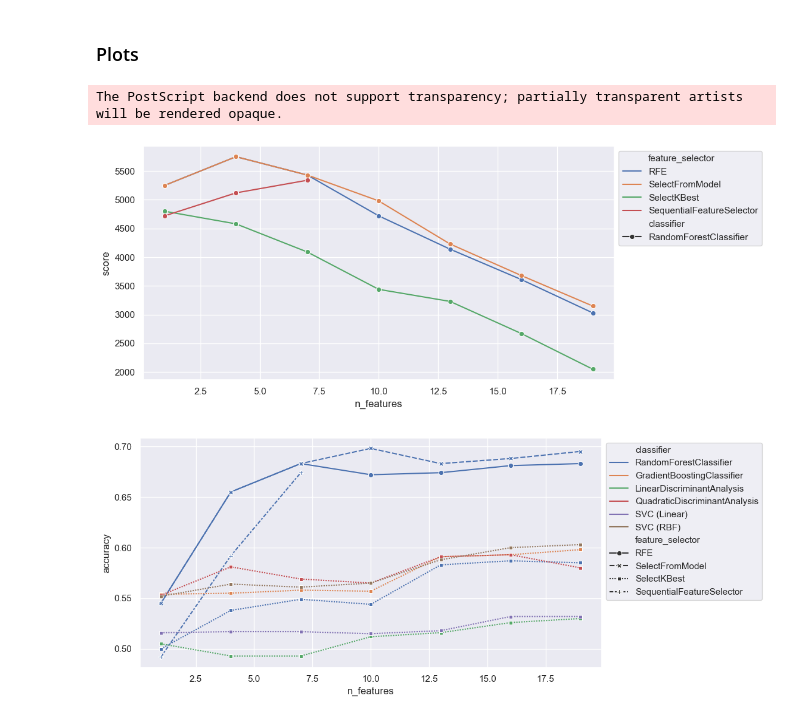
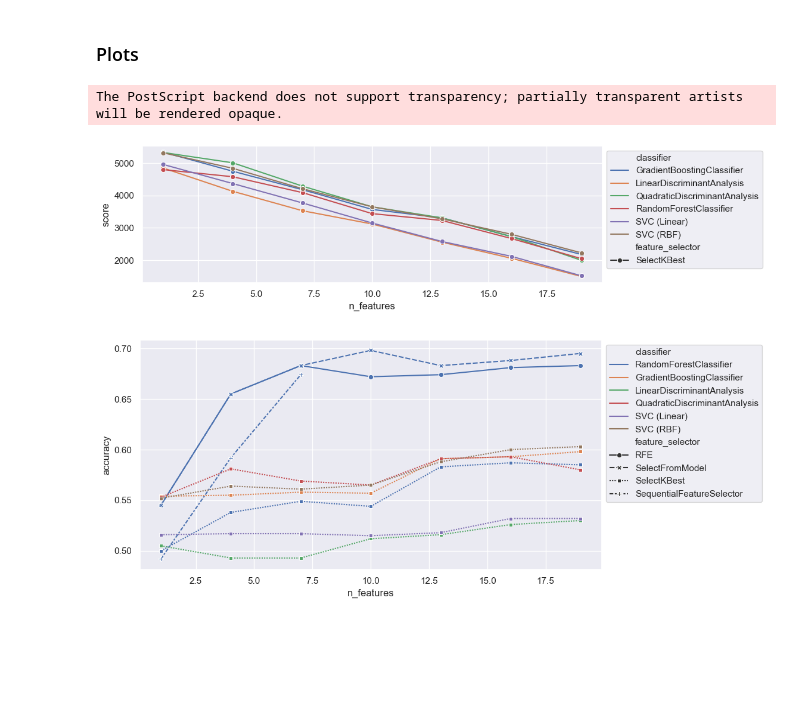
Before and after one commit to bieleckipiotr/AML-project2, a Jupyter notebook: code/evaluation.ipynb, the cells around one changed output. Drawn from its saved outputs; the diff is of its cells as text; code cells hidden in the pictures; blank space fills up the shorter version.

Commit message:
Make plots shorter

```diff
--- a/code/evaluation.ipynb
+++ b/code/evaluation.ipynb
@@ -46,30 +46,32 @@ best_by_score = (
 
 best_by_score.sort_values("score", ascending=False).head(10)
 
-# preliminary_clf = best_by_score[best_by_score["feature_selector"] == "SelectKBest"]
+preliminary_clf = best_by_score[best_by_score["feature_selector"] == "SelectKBest"]
 preliminary_fs = best_by_score[best_by_score["classifier"] == "RandomForestClassifier"]
 
-plot_df = preliminary_fs
+plot_df = preliminary_clf
 # %% [markdown]
 ### Plots
 # %%
-plt.figure(figsize=(10, 5))
+plt.figure(figsize=(10, 3))
 ax = sns.lineplot(
     data=plot_df,
     x="n_features",
     y="score",
-    style="classifier",
-    hue="feature_selector",
+    hue="classifier",
+    # style="classifier",
+    style="feature_selector",
+    # hue="feature_selector",
     markers=True,
 )
 sns.move_legend(ax, "upper left", bbox_to_anchor=(1, 1))
 
-plt.savefig(f"../report/preliminary_fs.eps", bbox_inches="tight")
+plt.savefig(f"../report/preliminary_clf.eps", bbox_inches="tight")
 
 plt.show()
 # %% [output]
 The PostScript backend does not support transparency; partially transparent artists will be rendered opaque.
-[figure, old version]
+[figure, new version]
 # %%
 best_by_acc = (
     results.sort_values("accuracy", ascending=False)
```
Also changed, not shown: 2 other files.
